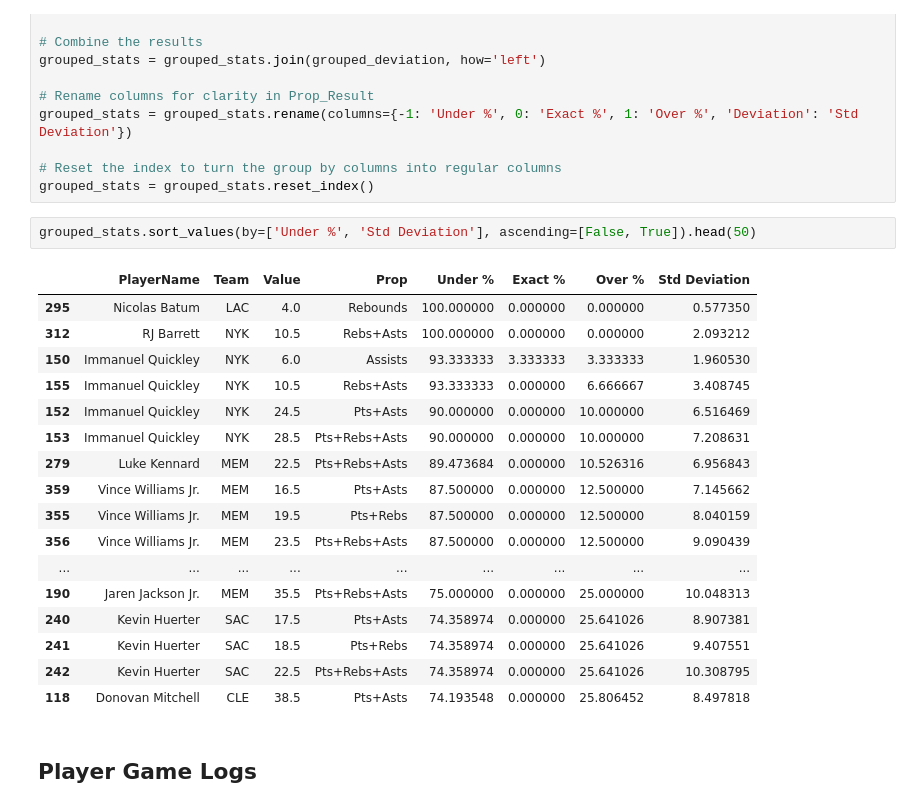
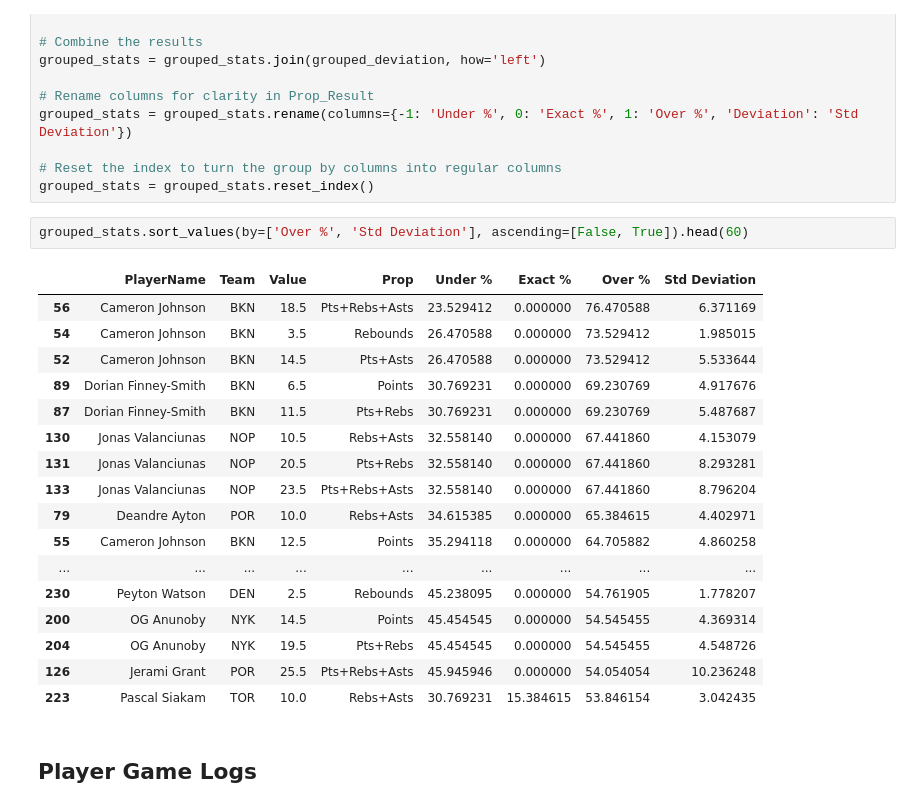
Before and after one commit to DhirenShivdasani/NBA-player-prop-analysis, a Jupyter notebook: Untitled.ipynb, the cells around one changed output. Drawn from its saved outputs; the diff is of its cells as text.

```diff
--- a/Untitled.ipynb
+++ b/Untitled.ipynb
@@ -498,25 +498,25 @@ grouped_stats = grouped_stats.rename(columns={-1: 'Under %', 0: 'Exact %', 1: 'O
 # Reset the index to turn the group by columns into regular columns
 grouped_stats = grouped_stats.reset_index()
 # %%
-grouped_stats.sort_values(by=['Under %', 'Std Deviation'], ascending=[False, True]).head(50)
+grouped_stats.sort_values(by=['Over %', 'Std Deviation'], ascending=[False, True]).head(60)
 # %% [output]
 |  | PlayerName | Team | Value | Prop | Under % | Exact % | Over % | Std Deviation |
-| 295 | Nicolas Batum | LAC | 4.0 | Rebounds | 100.000000 | 0.000000 | 0.000000 | 0.577350 |
-| 312 | RJ Barrett | NYK | 10.5 | Rebs+Asts | 100.000000 | 0.000000 | 0.000000 | 2.093212 |
-| 150 | Immanuel Quickley | NYK | 6.0 | Assists | 93.333333 | 3.333333 | 3.333333 | 1.960530 |
-| 155 | Immanuel Quickley | NYK | 10.5 | Rebs+Asts | 93.333333 | 0.000000 | 6.666667 | 3.408745 |
-| 152 | Immanuel Quickley | NYK | 24.5 | Pts+Asts | 90.000000 | 0.000000 | 10.000000 | 6.516469 |
-| 153 | Immanuel Quickley | NYK | 28.5 | Pts+Rebs+Asts | 90.000000 | 0.000000 | 10.000000 | 7.208631 |
-| 279 | Luke Kennard | MEM | 22.5 | Pts+Rebs+Asts | 89.473684 | 0.000000 | 10.526316 | 6.956843 |
-| 359 | Vince Williams Jr. | MEM | 16.5 | Pts+Asts | 87.500000 | 0.000000 | 12.500000 | 7.145662 |
-| 355 | Vince Williams Jr. | MEM | 19.5 | Pts+Rebs | 87.500000 | 0.000000 | 12.500000 | 8.040159 |
-| 356 | Vince Williams Jr. | MEM | 23.5 | Pts+Rebs+Asts | 87.500000 | 0.000000 | 12.500000 | 9.090439 |
+| 56 | Cameron Johnson | BKN | 18.5 | Pts+Rebs+Asts | 23.529412 | 0.000000 | 76.470588 | 6.371169 |
+| 54 | Cameron Johnson | BKN | 3.5 | Rebounds | 26.470588 | 0.000000 | 73.529412 | 1.985015 |
+| 52 | Cameron Johnson | BKN | 14.5 | Pts+Asts | 26.470588 | 0.000000 | 73.529412 | 5.533644 |
+| 89 | Dorian Finney-Smith | BKN | 6.5 | Points | 30.769231 | 0.000000 | 69.230769 | 4.917676 |
+| 87 | Dorian Finney-Smith | BKN | 11.5 | Pts+Rebs | 30.769231 | 0.000000 | 69.230769 | 5.487687 |
+| 130 | Jonas Valanciunas | NOP | 10.5 | Rebs+Asts | 32.558140 | 0.000000 | 67.441860 | 4.153079 |
+| 131 | Jonas Valanciunas | NOP | 20.5 | Pts+Rebs | 32.558140 | 0.000000 | 67.441860 | 8.293281 |
+| 133 | Jonas Valanciunas | NOP | 23.5 | Pts+Rebs+Asts | 32.558140 | 0.000000 | 67.441860 | 8.796204 |
+| 79 | Deandre Ayton | POR | 10.0 | Rebs+Asts | 34.615385 | 0.000000 | 65.384615 | 4.402971 |
+| 55 | Cameron Johnson | BKN | 12.5 | Points | 35.294118 | 0.000000 | 64.705882 | 4.860258 |
 | ... | ... | ... | ... | ... | ... | ... | ... | ... |
-| 190 | Jaren Jackson Jr. | MEM | 35.5 | Pts+Rebs+Asts | 75.000000 | 0.000000 | 25.000000 | 10.048313 |
-| 240 | Kevin Huerter | SAC | 17.5 | Pts+Asts | 74.358974 | 0.000000 | 25.641026 | 8.907381 |
-| 241 | Kevin Huerter | SAC | 18.5 | Pts+Rebs | 74.358974 | 0.000000 | 25.641026 | 9.407551 |
-| 242 | Kevin Huerter | SAC | 22.5 | Pts+Rebs+Asts | 74.358974 | 0.000000 | 25.641026 | 10.308795 |
-| 118 | Donovan Mitchell | CLE | 38.5 | Pts+Asts | 74.193548 | 0.000000 | 25.806452 | 8.497818 |
+| 230 | Peyton Watson | DEN | 2.5 | Rebounds | 45.238095 | 0.000000 | 54.761905 | 1.778207 |
+| 200 | OG Anunoby | NYK | 14.5 | Points | 45.454545 | 0.000000 | 54.545455 | 4.369314 |
+| 204 | OG Anunoby | NYK | 19.5 | Pts+Rebs | 45.454545 | 0.000000 | 54.545455 | 4.548726 |
+| 126 | Jerami Grant | POR | 25.5 | Pts+Rebs+Asts | 45.945946 | 0.000000 | 54.054054 | 10.236248 |
+| 223 | Pascal Siakam | TOR | 10.0 | Rebs+Asts | 30.769231 | 15.384615 | 53.846154 | 3.042435 |
 # %% [markdown]
 ## Player Game Logs
 # %%
```
Also changed, not shown: 7 other files.
